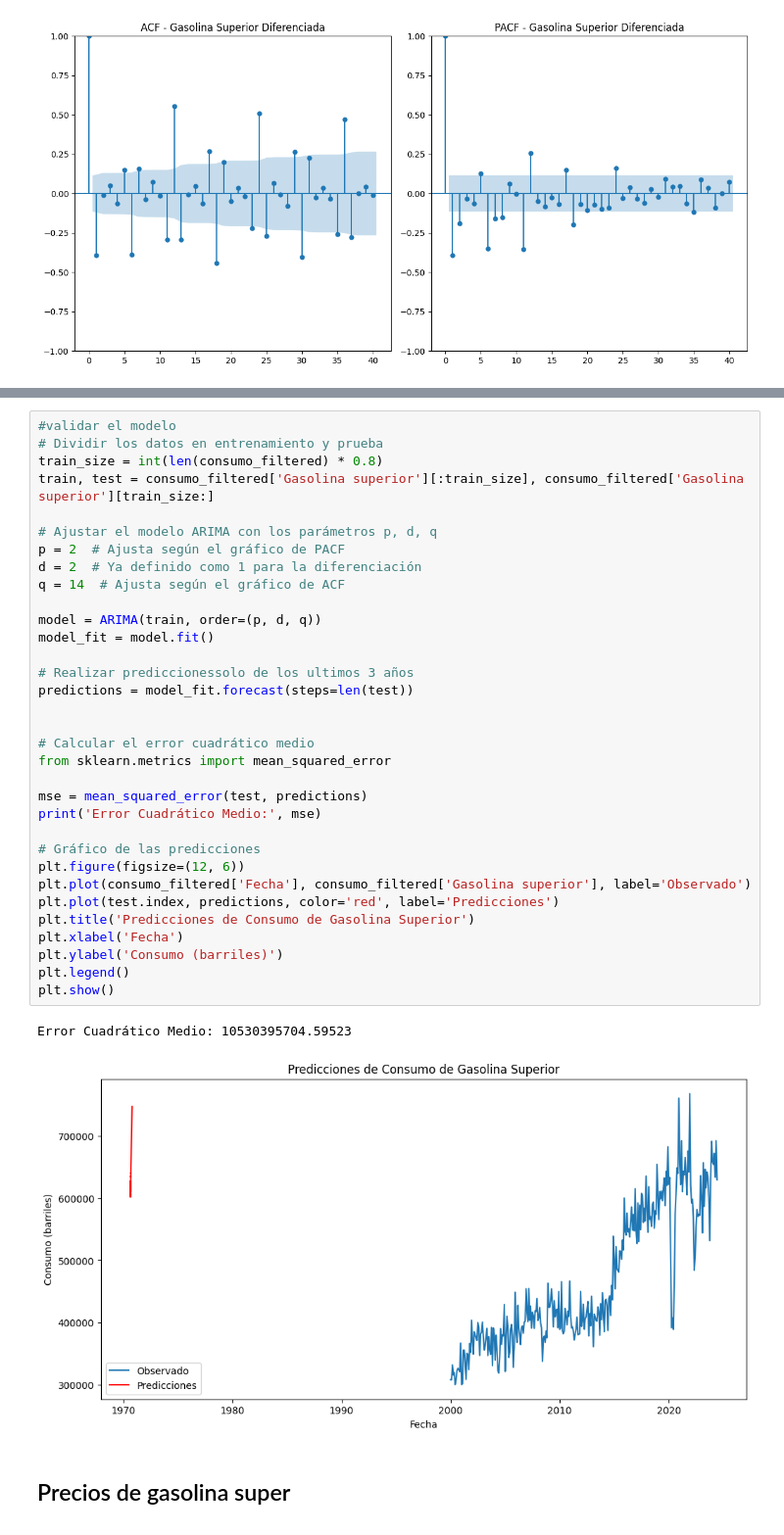
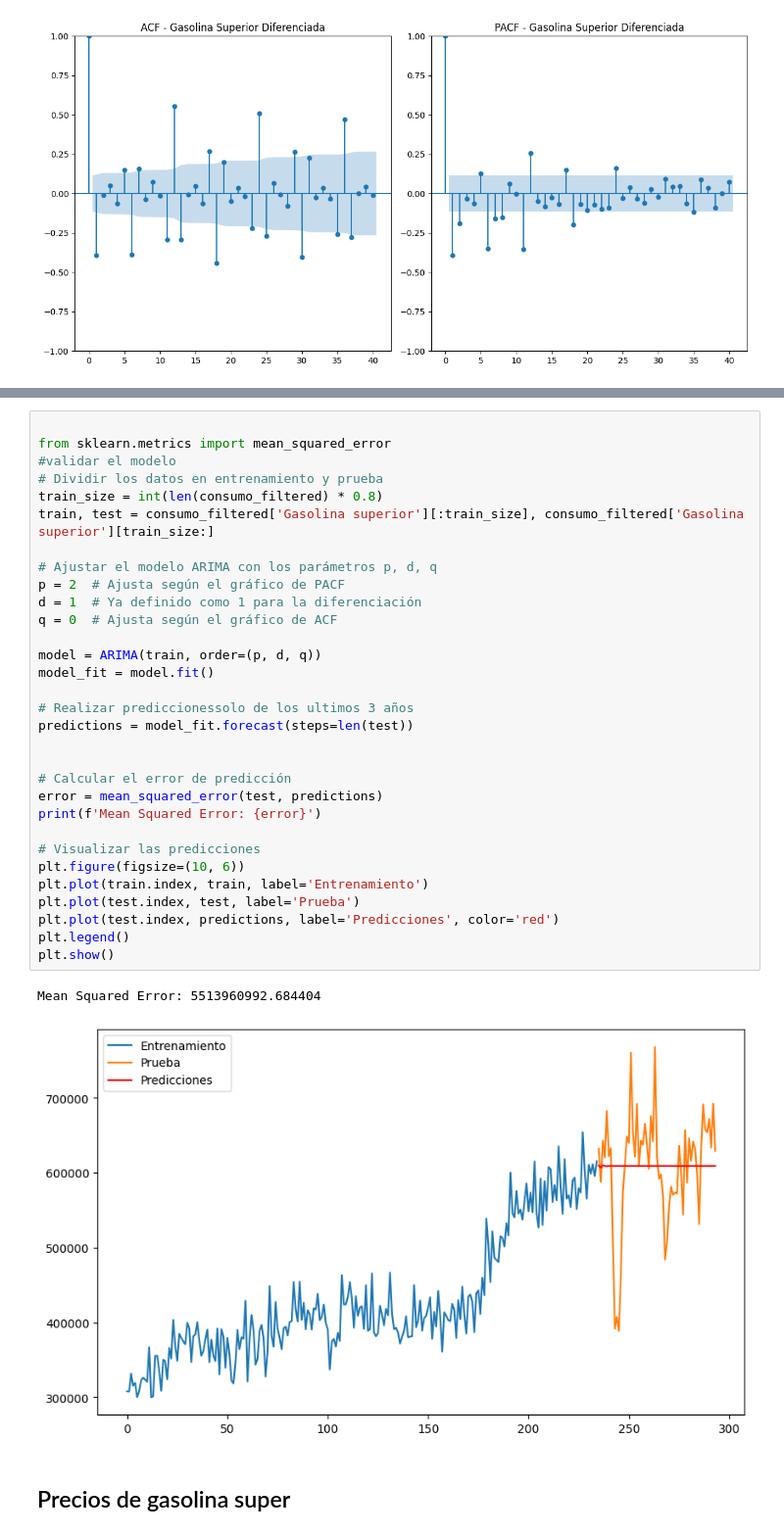
Before and after one commit to Jskenpo/DS_LAB2, a Jupyter notebook: LAB2.ipynb, the cells around one changed output, grey strips where cells are left out. Shown at 98% size. Cells and saved outputs as stored; diff of their text form.

Commit message:
corrección de errores

```diff
--- a/LAB2.ipynb
+++ b/LAB2.ipynb
@@ -483,39 +529,37 @@ Warnings:
 # %%
+
+from sklearn.metrics import mean_squared_error
 #validar el modelo
 # Dividir los datos en entrenamiento y prueba
 train_size = int(len(consumo_filtered) * 0.8)
 train, test = consumo_filtered['Gasolina superior'][:train_size], consumo_filtered['Gasolina superior'][train_size:]
 
 # Ajustar el modelo ARIMA con los parámetros p, d, q
 p = 2  # Ajusta según el gráfico de PACF
-d = 2  # Ya definido como 1 para la diferenciación
-q = 14  # Ajusta según el gráfico de ACF
+d = 1  # Ya definido como 1 para la diferenciación
+q = 0  # Ajusta según el gráfico de ACF
 
 model = ARIMA(train, order=(p, d, q))
 model_fit = model.fit()
 
 # Realizar prediccionessolo de los ultimos 3 años
 predictions = model_fit.forecast(steps=len(test))
 
 
-# Calcular el error cuadrático medio
-from sklearn.metrics import mean_squared_error
+# Calcular el error de predicción
+error = mean_squared_error(test, predictions)
+print(f'Mean Squared Error: {error}')
 
-mse = mean_squared_error(test, predictions)
-print('Error Cuadrático Medio:', mse)
-
-# Gráfico de las predicciones
-plt.figure(figsize=(12, 6))
-plt.plot(consumo_filtered['Fecha'], consumo_filtered['Gasolina superior'], label='Observado')
-plt.plot(test.index, predictions, color='red', label='Predicciones')
-plt.title('Predicciones de Consumo de Gasolina Superior')
-plt.xlabel('Fecha')
-plt.ylabel('Consumo (barriles)')
+# Visualizar las predicciones
+plt.figure(figsize=(10, 6))
+plt.plot(train.index, train, label='Entrenamiento')
+plt.plot(test.index, test, label='Prueba')
+plt.plot(test.index, predictions, label='Predicciones', color='red')
 plt.legend()
 plt.show()
 # %% [output]
-Error Cuadrático Medio: 10530395704.59523
+Mean Squared Error: 5513960992.684404
-[figure, old version]
+[figure, new version]
 # %% [markdown]
 ## Precios de gasolina super
 # %%
```
Also changed, not shown: parts of 18 cells of this notebook.
